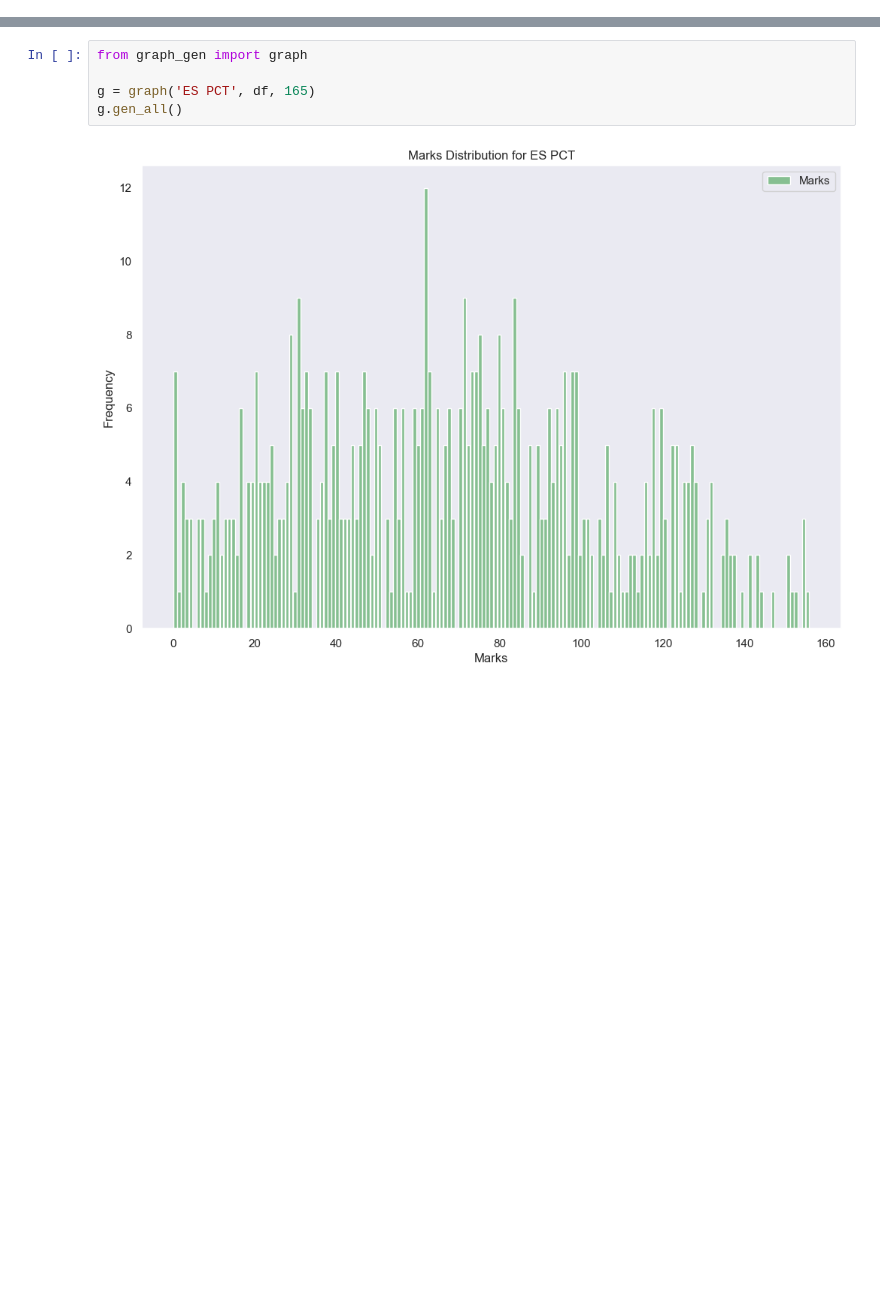
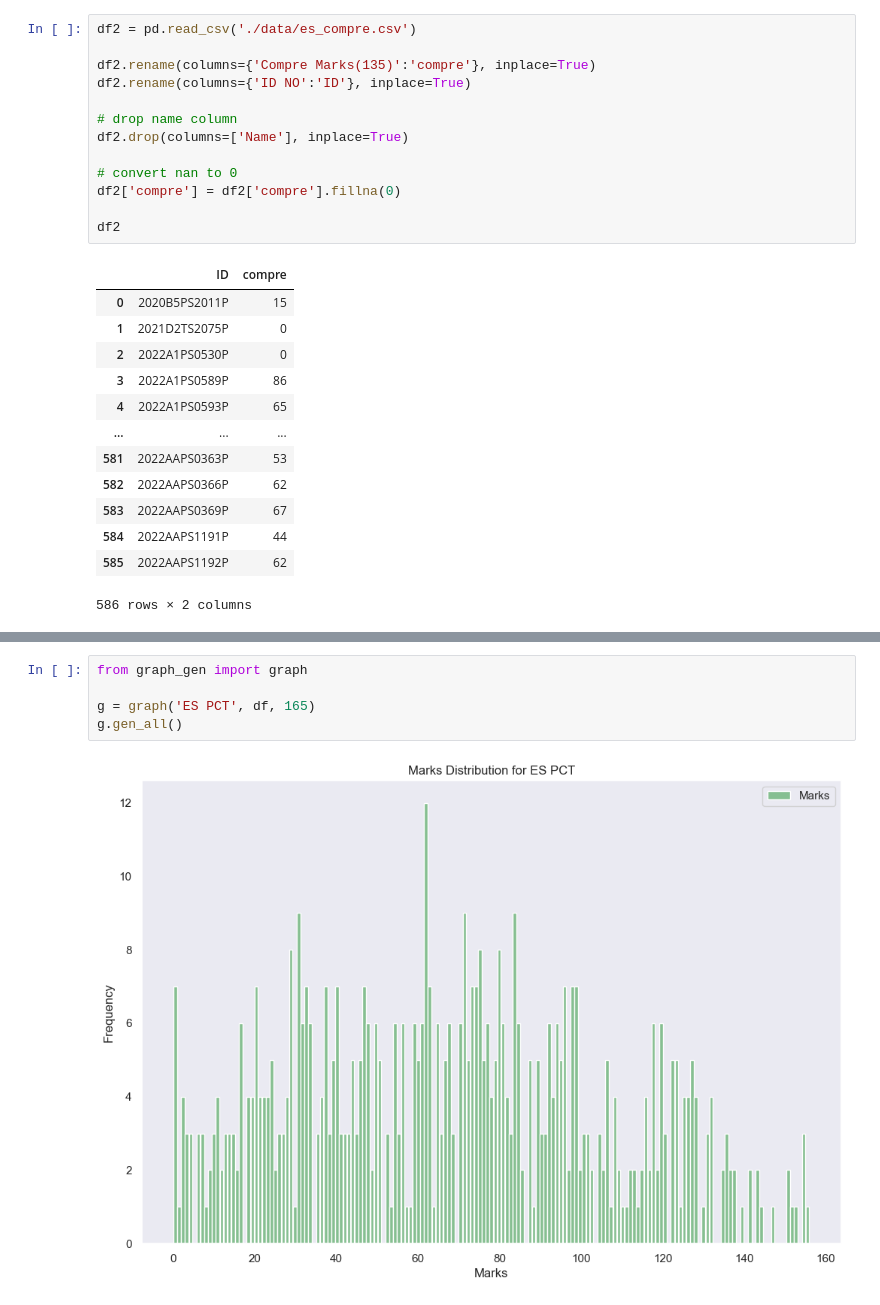
Before and after one commit to aviral2004/marks_data_visulation, a Jupyter notebook: es_pct.ipynb, the cells around one changed output, grey strips where cells are left out. Drawn from its saved outputs; the diff is of its cells as text; blank space fills up the shorter version.

```diff
--- a/es_pct.ipynb
+++ b/es_pct.ipynb
@@ -33,0 +37,27 @@ The autoreload extension is already loaded. To reload it, use:
+# %%
+df2 = pd.read_csv('./data/es_compre.csv')
+
+df2.rename(columns={'Compre Marks(135)':'compre'}, inplace=True)
+df2.rename(columns={'ID NO':'ID'}, inplace=True)
+
+# drop name column
+df2.drop(columns=['Name'], inplace=True)
+
+# convert nan to 0
+df2['compre'] = df2['compre'].fillna(0)
+
+df2
+# %% [output]
+|  | ID | compre |
+| 0 | 2020B5PS2011P | 15 |
+| 1 | 2021D2TS2075P | 0 |
+| 2 | 2022A1PS0530P | 0 |
+| 3 | 2022A1PS0589P | 86 |
+| 4 | 2022A1PS0593P | 65 |
+| ... | ... | ... |
+| 581 | 2022AAPS0363P | 53 |
+| 582 | 2022AAPS0366P | 62 |
+| 583 | 2022AAPS0369P | 67 |
+| 584 | 2022AAPS1191P | 44 |
+| 585 | 2022AAPS1192P | 62 |
+586 rows × 2 columns
```
Also changed, not shown: parts of 4 cells of this notebook, 7 other files.
